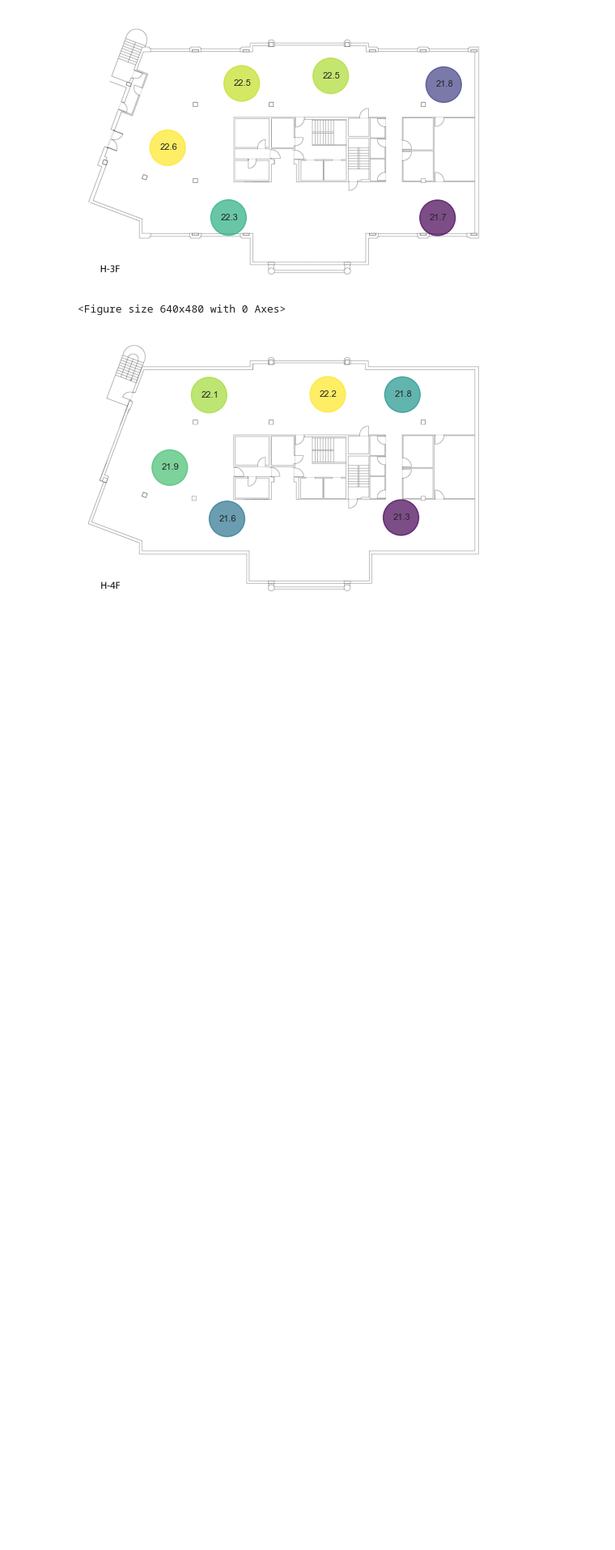
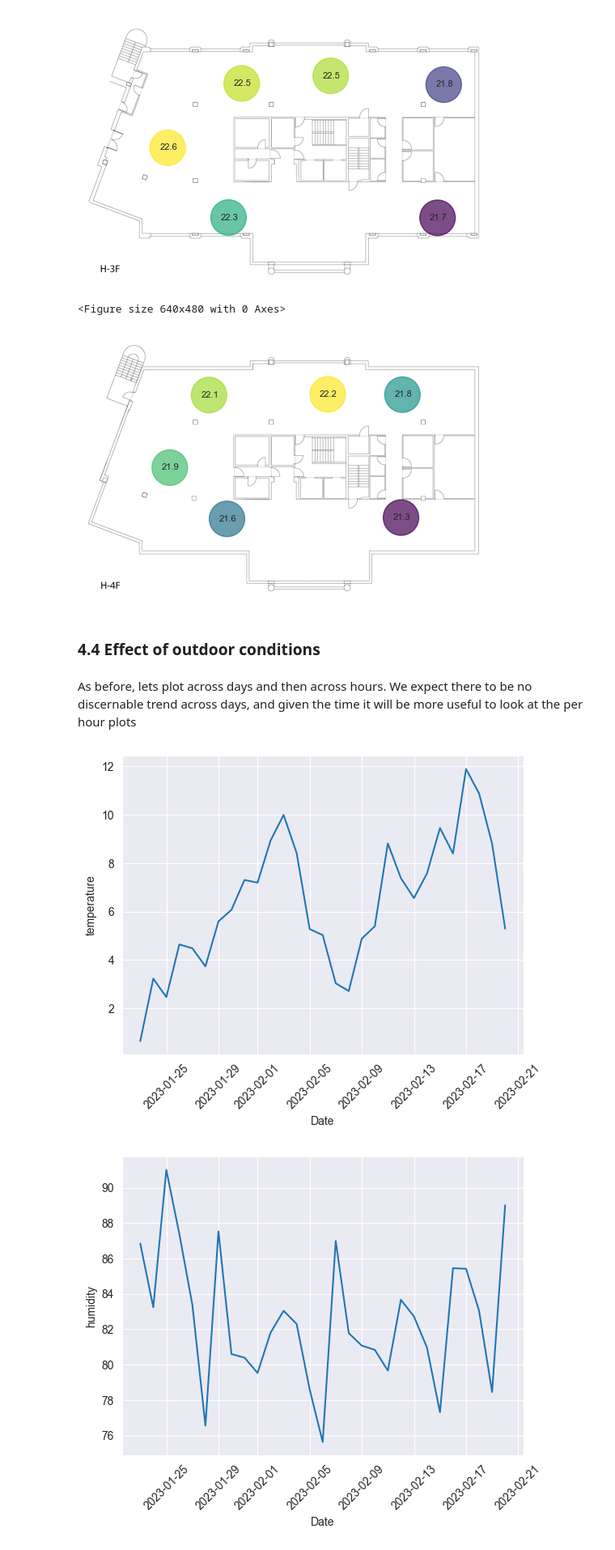
Before and after one commit to SidMurthy97/fp_task, a Jupyter notebook: analysis.ipynb, the cells around one changed output. Shown at 81% size. Drawn from its saved outputs; the diff is of its cells as text; code cells hidden in the pictures; blank space fills up the shorter version.

```diff
--- a/analysis.ipynb
+++ b/analysis.ipynb
@@ -523,3 +523,21 @@ for floor in floors:
 [figure]
 <Figure size 640x480 with 0 Axes>
 [figure]
+# %% [markdown]
+### 4.4 Effect of outdoor conditions
+# %% [markdown]
+As before, lets plot across days and then across hours. We expect there to be no discernable trend across days, and given the time it will be more useful to look at the per hour plots
+# %%
+#lets look at the entire timesries
+oaq_with_date = oaq.copy()
+oaq_with_date["Date"] = oaq["documentTime"].dt.date
+
+oaq_by_date = oaq_with_date.groupby(["Date"]).mean(numeric_only=True)
+# %%
+for column in oaq_by_date:
+    plt.figure()
+    plt.xticks(rotation=45)
+    sns.lineplot(data=oaq_by_date,x="Date",y=column)
+# %% [output]
+[figure, added]
+[figure, added]
```
Also changed, not shown: parts of 6 cells of this notebook.
